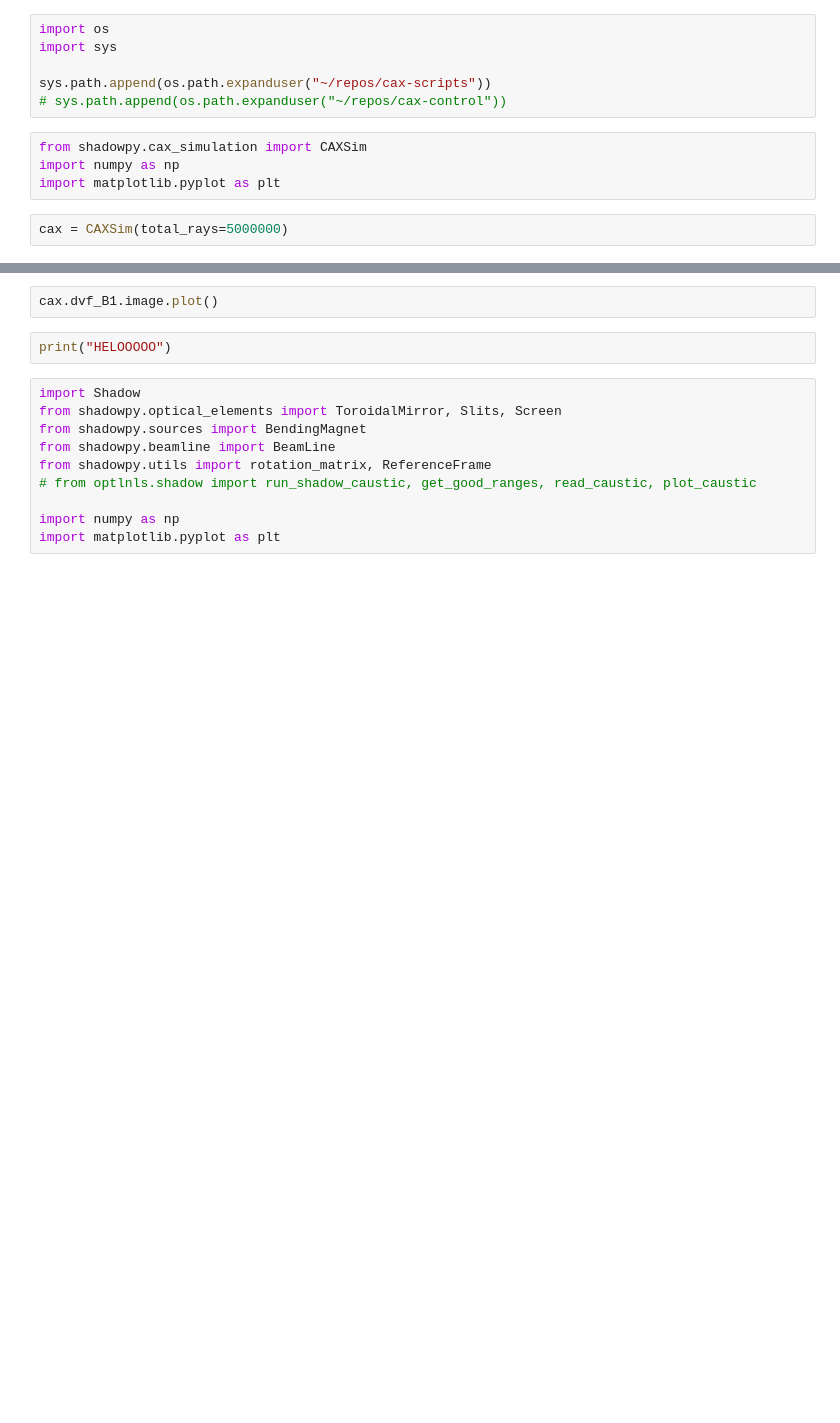
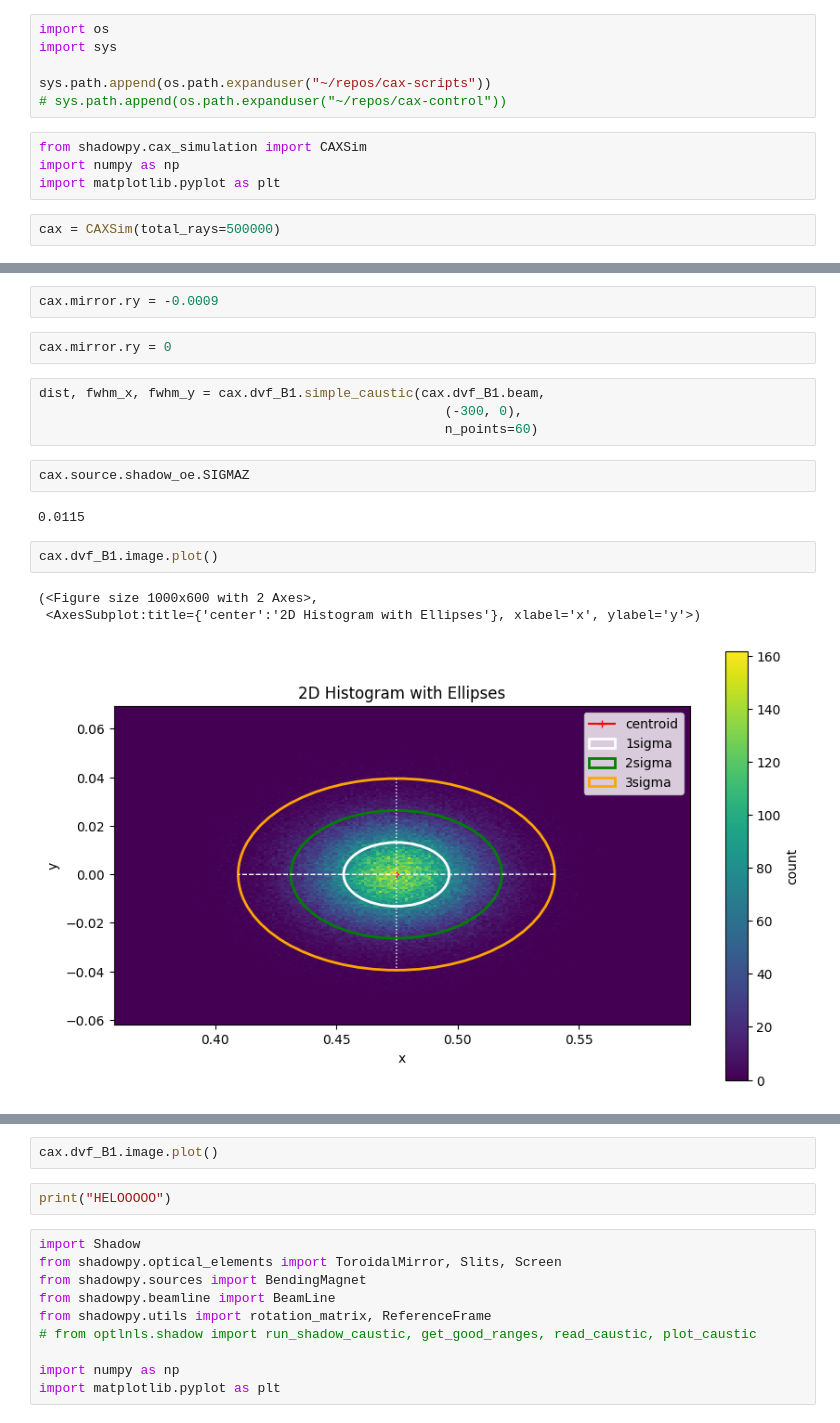
Before and after one commit to amici-lnls/cax-control, a Jupyter notebook: notebooks/cax_sim_class.ipynb, the cells around one changed output, grey strips where cells are left out. Saved outputs shown, nothing was run; the diff lists cells and outputs as text; blank space fills up the shorter version.

```diff
--- a/notebooks/cax_sim_class.ipynb
+++ b/notebooks/cax_sim_class.ipynb
@@ -19,4 +21,4 @@ from shadowpy.cax_simulation import CAXSim
 import numpy as np
 import matplotlib.pyplot as plt
 # %%
-cax = CAXSim(total_rays=5000000)
+cax = CAXSim(total_rays=500000)
@@ -22,0 +75,18 @@ cax = CAXSim(total_rays=5000000)
+# %%
+cax.mirror.ry = -0.0009
+# %%
+cax.mirror.ry = 0
+# %%
+dist, fwhm_x, fwhm_y = cax.dvf_B1.simple_caustic(cax.dvf_B1.beam,
+                                                    (-300, 0),
+                                                    n_points=60)
+# %%
+cax.source.shadow_oe.SIGMAZ
+# %% [output]
+0.0115
+# %%
+cax.dvf_B1.image.plot()
+# %% [output]
+(<Figure size 1000x600 with 2 Axes>,
+ <AxesSubplot:title={'center':'2D Histogram with Ellipses'}, xlabel='x', ylabel='y'>)
+[figure, added]
```
Also changed, not shown: parts of 22 cells of this notebook, 3 other files.
